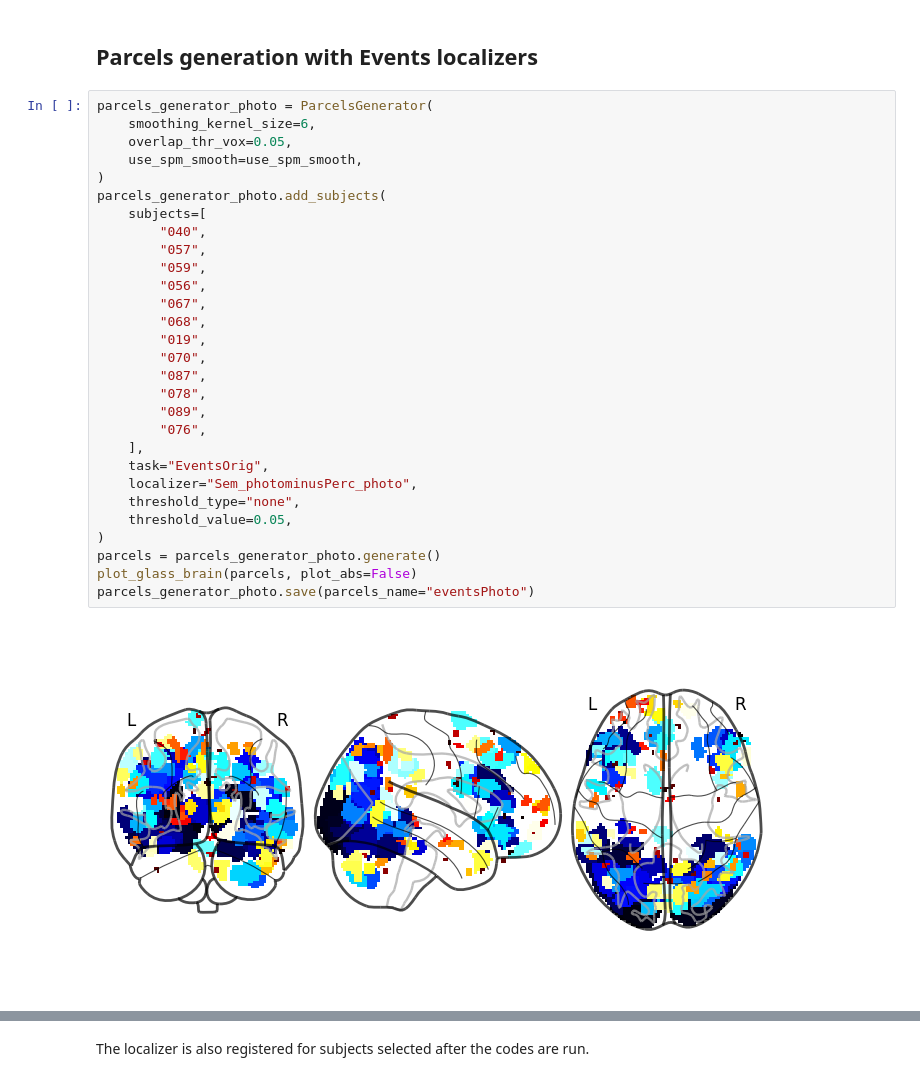
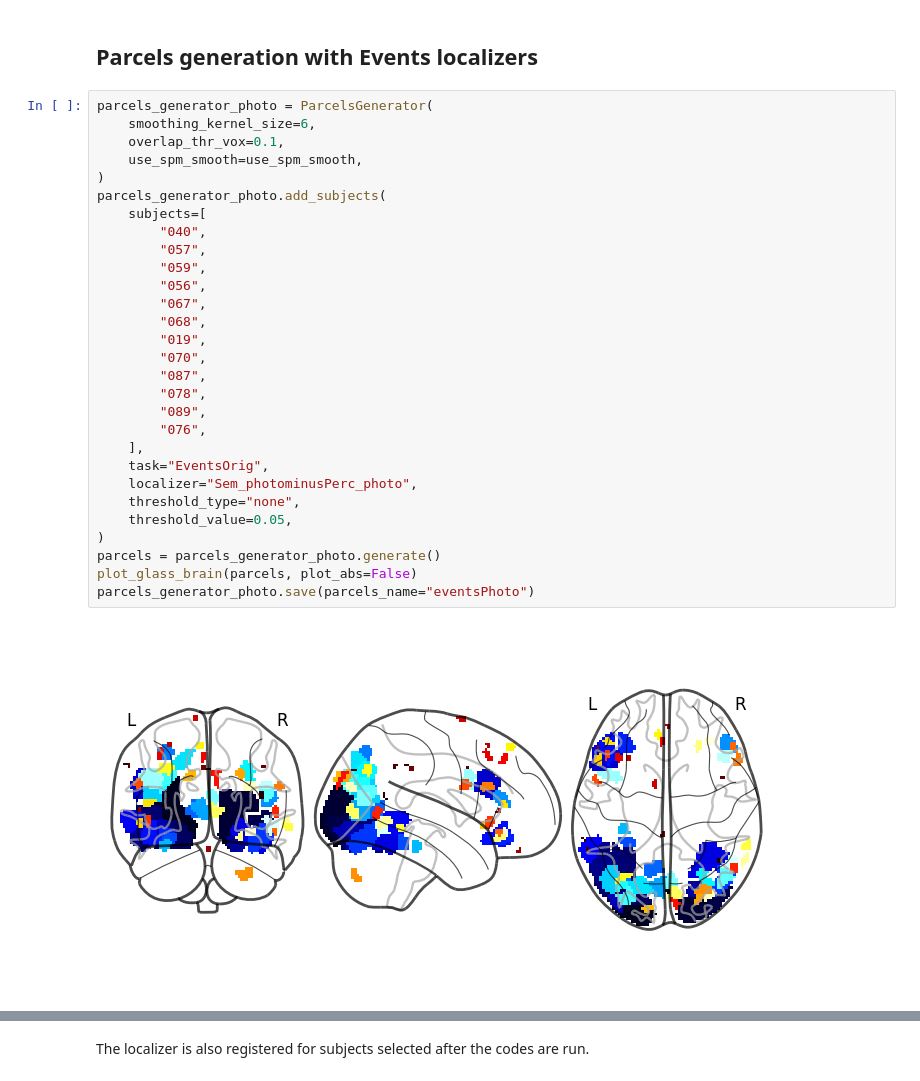
Before and after one commit to GT-LIT-Lab/funROI-internal-test, a Jupyter notebook: old_scripts/1-parcels_generation.ipynb, the cells around one changed output, grey strips where cells are left out. Cells and saved outputs as stored; diff of their text form.

```diff
--- a/funROI_replication_scripts/1-parcels_generation.ipynb
+++ b/old_scripts/1-parcels_generation.ipynb
@@ -79,34 +95,34 @@ parcels_generator.save(parcels_name="languageSminusN")
 # %%
 parcels_generator_photo = ParcelsGenerator(
     smoothing_kernel_size=6,
-    overlap_thr_vox=0.05,
+    overlap_thr_vox=0.1,
     use_spm_smooth=use_spm_smooth,
 )
 parcels_generator_photo.add_subjects(
     subjects=[
         "040",
         "057",
         "059",
         "056",
         "067",
         "068",
         "019",
         "070",
         "087",
         "078",
         "089",
         "076",
     ],
     task="EventsOrig",
     localizer="Sem_photominusPerc_photo",
     threshold_type="none",
     threshold_value=0.05,
 )
 parcels = parcels_generator_photo.generate()
 plot_glass_brain(parcels, plot_abs=False)
 parcels_generator_photo.save(parcels_name="eventsPhoto")
 # %% [output]
-[figure, old version]
+[figure, new version]
 # %%
 parcels_generator_sent = ParcelsGenerator(
     smoothing_kernel_size=6,
```
Also changed, not shown: parts of 4 cells of this notebook, 37 other files.
